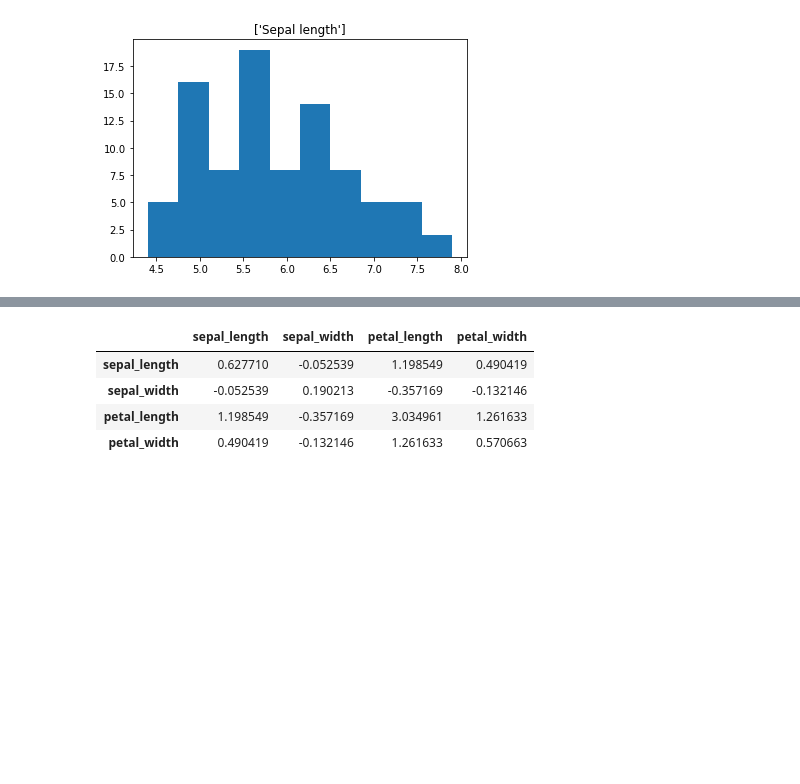
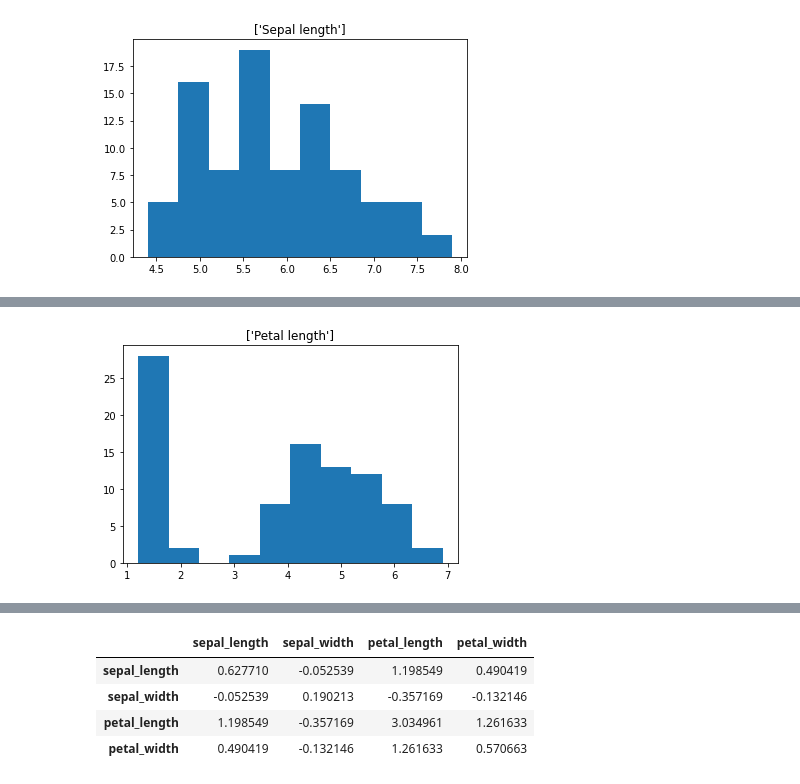
Before and after one commit to JenniferMLewis/classification-exercises, a Jupyter notebook: classification_exercises.ipynb, the cells around one changed output, grey strips where cells are left out. Saved outputs shown, nothing was run; the diff lists cells and outputs as text; code cells hidden in the pictures; blank space fills up the shorter version.

```diff
--- a/classification_exercises.ipynb
+++ b/classification_exercises.ipynb
@@ -837,0 +856,6 @@ plt.show()
+# %%
+plt.hist(train_iris[num_type[2]])
+plt.title([num_type[2].replace('_', ' ').capitalize()])
+plt.show()
+# %% [output]
+[figure, added]
```
Also changed, not shown: parts of 18 cells of this notebook.
